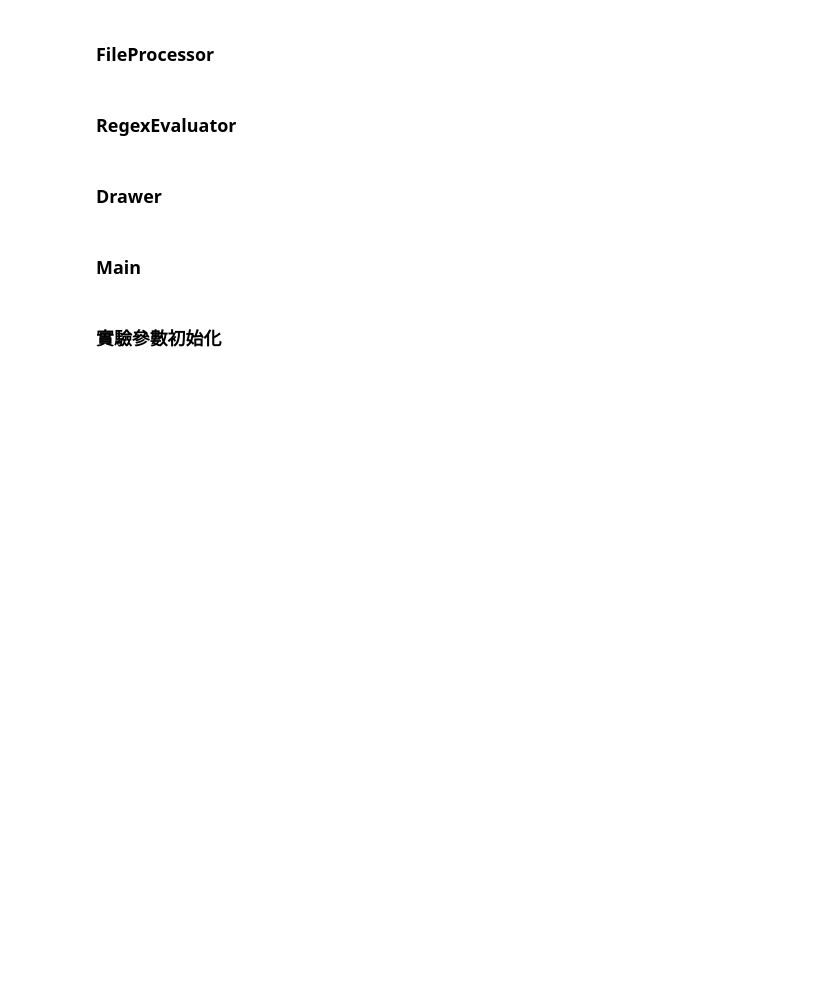
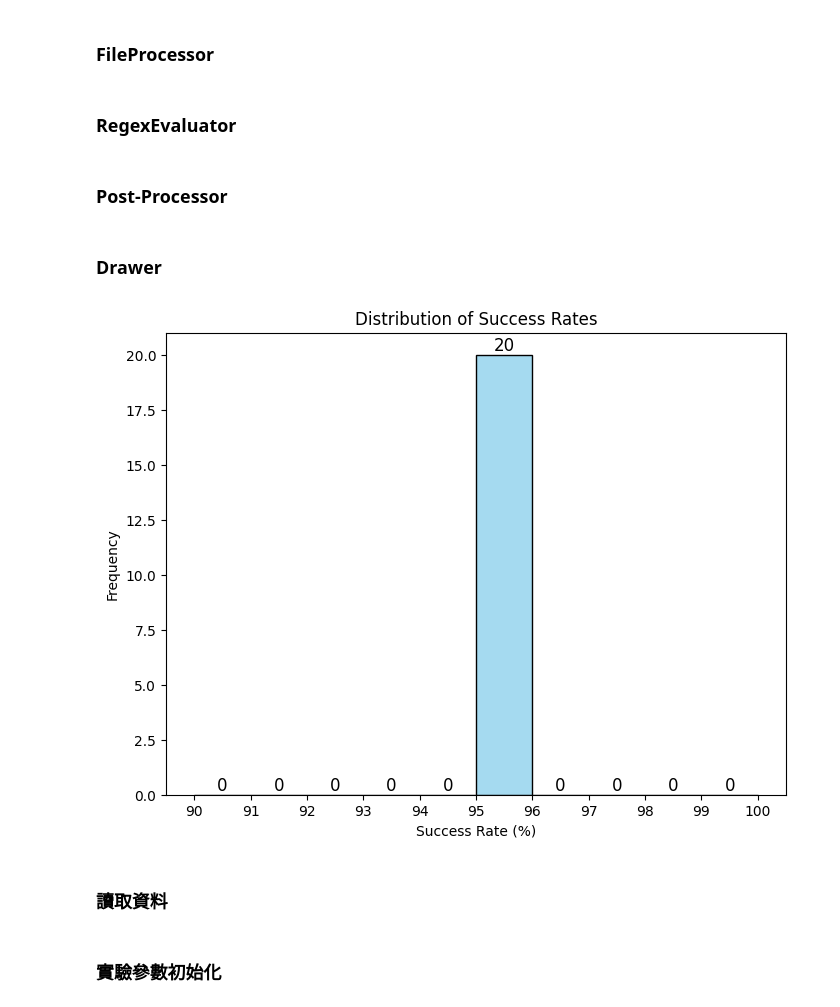
Before and after one commit to q33566/Automatic-Network-Intrusion-Rule-Generation, a Jupyter notebook: prompt.ipynb, the cells around one changed output. Saved outputs shown, nothing was run; the diff lists cells and outputs as text; code cells hidden in the pictures; blank space fills up the shorter version.

Commit message:
post process

```diff
--- a/prompt.ipynb
+++ b/prompt.ipynb
@@ -335,3 +343,5 @@ def negative_evaluation(GeneratedPatternList,sid,sid_to_unique_texts_dict, NEGAT
     for error in errorList:
         file.write(f"errorList: {error}")
         file.write('\n')
+# %% [markdown]
+### Post-Processor
@@ -338,10 +354,6 @@ def negative_evaluation(GeneratedPatternList,sid,sid_to_unique_texts_dict, NEGAT
 # %% [markdown]
 ### Drawer
 # %%
-import matplotlib.pyplot as plt
-import seaborn as sns
-from matplotlib.ticker import FuncFormatter
-
 import matplotlib.pyplot as plt
 import seaborn as sns
 from matplotlib.ticker import FuncFormatter
@@ -387,50 +399,56 @@ def drawOutcomeHistogram(outcome_dict, experiment_name, title='Distribution of S
     sids = list(outcome_dict.keys())
     success_rates = [rate * 100 for rate in outcome_dict.values()]  # Convert to percentages
 
-    # Histogram with x-axis intervals set at 10%
     plt.figure(figsize=(8, 6))
-    ax = sns.histplot(success_rates, bins=range(0, 101, 10), kde=True, color='skyblue')
-    plt.xlabel('Success Rate (%)')  # Update label to indicate percentages
+    # Dynamic bins: more detailed bins in the range where most data points lie
+    if all(rate >= 90 for rate in success_rates):
+        bins = list(range(90, 101))  # 1% intervals from 90 to 100
+    else:
+        bins = range(0, 101, 10)  # 10% intervals from 0 to 100
+
+    ax = sns.histplot(success_rates, bins=bins, kde=False, color='skyblue')
+    plt.xlabel('Success Rate (%)')
     plt.ylabel('Frequency')
     plt.title(title)
 
-    # Set x-axis ticks to show every 10%
-    plt.xticks(range(0, 101, 10))
+    plt.xticks(bins)
 
     # Add numbers on top of each bar
     for p in ax.patches:
         ax.text(p.get_x() + p.get_width() / 2., p.get_height(), '%d' % int(p.get_height()),
                 fontsize=12, ha='center', va='bottom')
 
     # Ensure the directory exists
     directory = f'./experiment/{experiment_name}/graph/'
     if not os.path.exists(directory):
         os.makedirs(directory)
 
-    # Save the plot to a file before showing it
     plt.savefig(f'{directory}/{title.replace(" ", "_")}_histogram.png', bbox_inches='tight')
     plt.show()
+
 
 def drawOutcomeScatter(outcome_dict, experiment_name, title = 'Success Rate Trend by SID'):
     sids = list(outcome_dict.keys())
     success_rates = list(outcome_dict.values())
     # Scatter Plot
     plt.figure(figsize=(8, 6))
     sns.scatterplot(x=sids, y=success_rates, color='red')
     plt.xlabel('SID')
     plt.ylabel('Success Rate')
     plt.title(title)
     plt.show()
 
     # Ensure the directory exists
     directory = f'./experiment/{experiment_name}/graph/'
     if not os.path.exists(directory):
         os.makedirs(directory)
 
     # Save the plot to a file
     plt.savefig(f'{directory}/{title.replace(" ", "_")}_scatter.png', bbox_inches='tight')
+# %% [output]
+[figure, added]
 # %% [markdown]
-### Main
+### 讀取資料
 # %%
 pop_df = readPkl("dataset/pop_report_with_tknscore_new.pkl")
 imap_df = readPkl("dataset/imap_report_with_tknscore_new.pkl")
```
Also changed, not shown: parts of 19 cells of this notebook, 8 other files.
